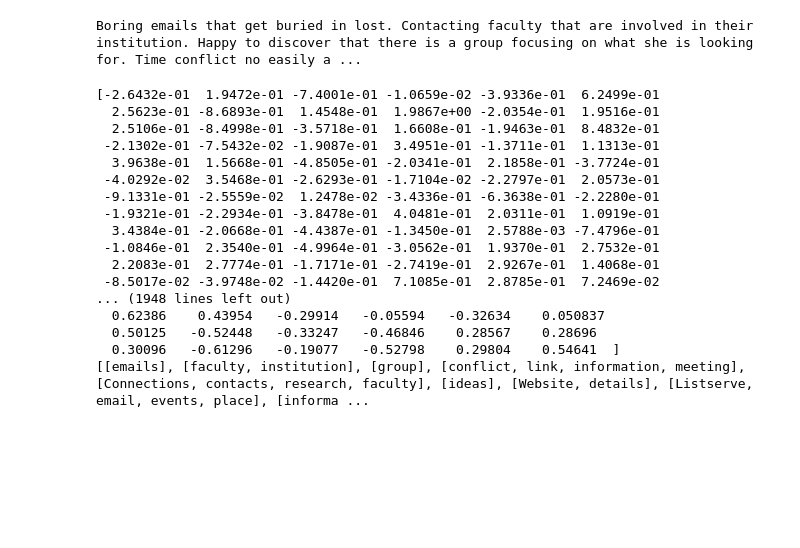
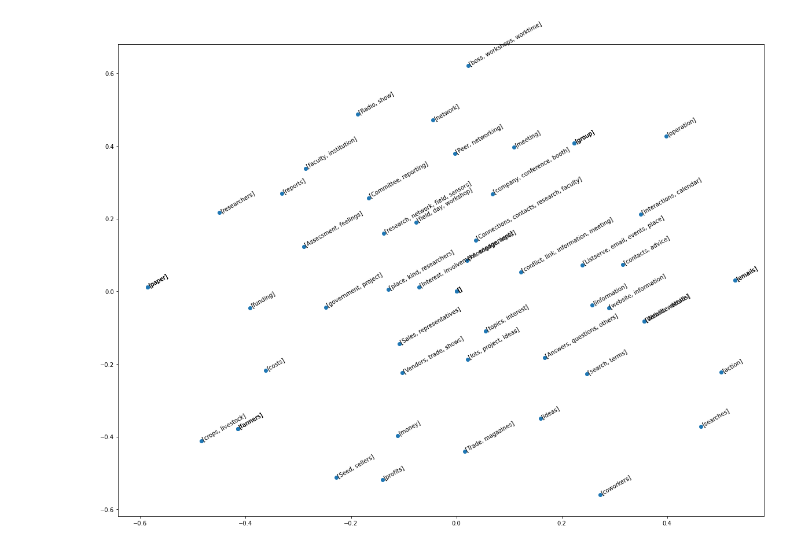
Before and after one commit to blitt2018/PSCExploratoryNLP, a Jupyter notebook: clusteringOnNouns.ipynb, the cells around one changed output. Drawn from its saved outputs; the diff is of its cells as text; code cells hidden in the pictures; blank space fills up the shorter version.

Commit message:
implemented noun clustering

```diff
--- a/clusteringOnNouns.ipynb
+++ b/clusteringOnNouns.ipynb
@@ -11,6 +11,7 @@ from spacy.util import filter_spans
 import re
 import matplotlib.pyplot as plt
 from collections import Counter
+from scipy import spatial
 from scipy.cluster.hierarchy import dendrogram, linkage
 from matplotlib import pyplot as plt
 
@@ -18,7 +19,7 @@ from matplotlib import pyplot as plt
 from DocumentWorking import Document
 import sys, importlib
 
-nlp = spacy.load("en_use_md")
+nlp = spacy.load("en_core_web_lg")
 # %%
 def getSpans(spaCyDoc):
     #now we want to get spans on punctuation
@@ -55,26 +81,34 @@ importlib.reload(sys.modules['DocumentWorking'])
 
 doc = Document("/home/blitt/Academic/PSC/NLPPipelines/AG2PIAnalytics/AG2PISlides.csv",nlp,subsetColumns=["Persona", "Touchpoint", ["Touchpoint", "Persona"]])
 personaDict = doc.getDoubleColSubAttributeDict(["Touchpoint", "Persona"], "workingDoc")
-# %% [output]
-Boring emails that get buried in lost. Contacting faculty that are involved in their institution. Happy to discover that there is a group focusing on what she is looking for. Time conflict no easily a ...
 # %%
-spanList = getSpans(personaDict["How do they first discover the existence of AG2PI & what are they looking for?"]["Scientist Susan"])
-print(extractNouns(spanList))
+spanList = []
+for key, val in personaDict["How do they first discover the existence of AG2PI & what are they looking for?"].items():
+    spanList += getSpans(val)
+
+
+#nounSpanList = extractNouns(spanList)
+#spanSums = getSumSentVecs(nounSpanList)
+#dissim = getVectorDist(spanSums)
+
+dissim = getNounDistList(spanList)
-# %% [output]
-[-2.6432e-01  1.9472e-01 -7.4001e-01 -1.0659e-02 -3.9336e-01  6.2499e-01
-  2.5623e-01 -8.6893e-01  1.4548e-01  1.9867e+00 -2.0354e-01  1.9516e-01
-  2.5106e-01 -8.4998e-01 -3.5718e-01  1.6608e-01 -1.9463e-01  8.4832e-01
- -2.1302e-01 -7.5432e-02 -1.9087e-01  3.4951e-01 -1.3711e-01  1.1313e-01
-  3.9638e-01  1.5668e-01 -4.8505e-01 -2.0341e-01  2.1858e-01 -3.7724e-01
- -4.0292e-02  3.5468e-01 -2.6293e-01 -1.7104e-02 -2.2797e-01  2.0573e-01
- -9.1331e-01 -2.5559e-02  1.2478e-02 -3.4336e-01 -6.3638e-01 -2.2280e-01
- -1.9321e-01 -2.2934e-01 -3.8478e-01  4.0481e-01  2.0311e-01  1.0919e-01
-  3.4384e-01 -2.0668e-01 -4.4387e-01 -1.3450e-01  2.5788e-03 -7.4796e-01
- -1.0846e-01  2.3540e-01 -4.9964e-01 -3.0562e-01  1.9370e-01  2.7532e-01
-  2.2083e-01  2.7774e-01 -1.7171e-01 -2.7419e-01  2.9267e-01  1.4068e-01
- -8.5017e-02 -3.9748e-02 -1.4420e-01  7.1085e-01  2.8785e-01  7.2469e-02
-... (1948 lines left out)
-  0.62386    0.43954   -0.29914   -0.05594   -0.32634    0.050837
-  0.50125   -0.52448   -0.33247   -0.46846    0.28567    0.28696
-  0.30096   -0.61296   -0.19077   -0.52798    0.29804    0.54641  ]
-[[emails], [faculty, institution], [group], [conflict, link, information, meeting], [Connections, contacts, research, faculty], [ideas], [Website, details], [Listserve, email, events, place], [informa ...
+# %%
+from sklearn.manifold import MDS
+
+mds = MDS(n_components=2, dissimilarity="precomputed", random_state=3)
+fitted = mds.fit_transform(dissim)
+fig = plt.figure(figsize=(20, 15))
+
+ax = fig.gca()
+
+X = fitted[:,0]
+Y = fitted[:,1]
+
+ax.scatter(X, Y)
+
+for index, lab in enumerate(nounSpanList):
+    ax.text(X[index], Y[index], s=str(lab), rotation=30)
+
+plt.show()
+# %% [output]
+[figure, added]
```
Also changed, not shown: parts of 4 cells of this notebook.
